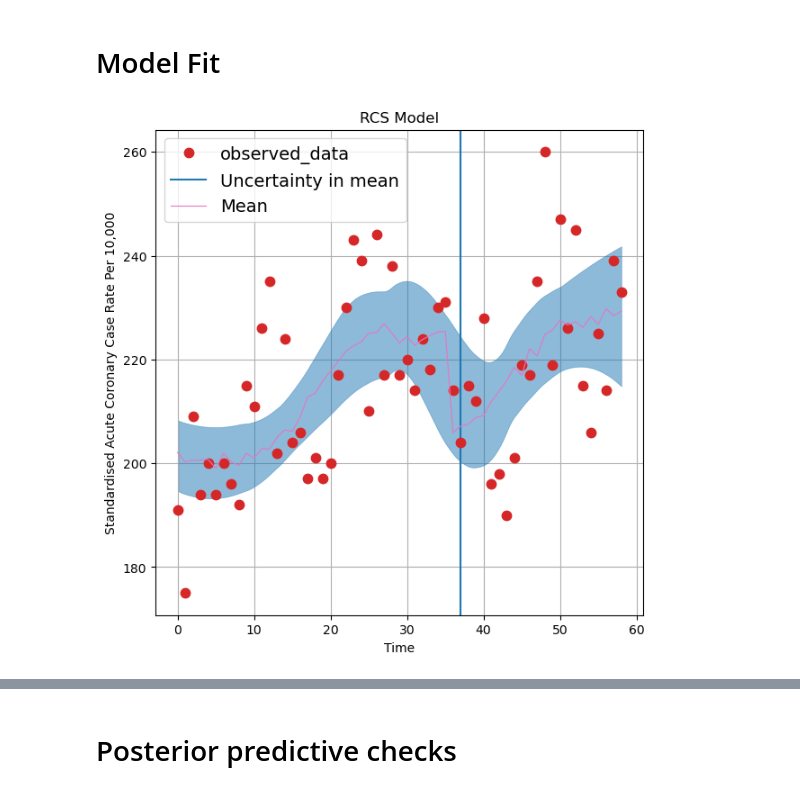
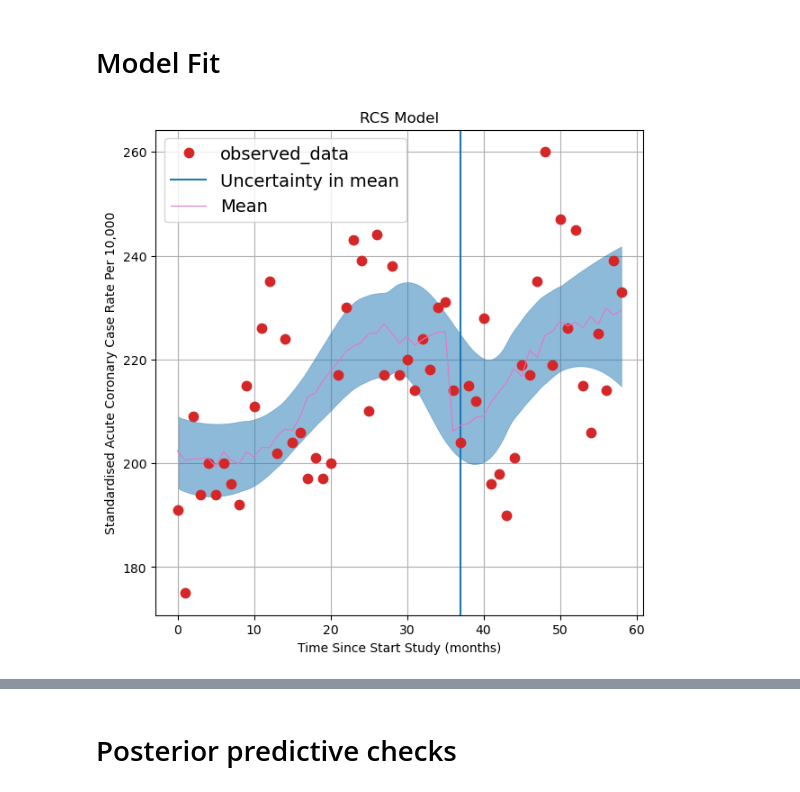
Before and after one commit to HPCurtis/ITS_spline_pymc, a Jupyter notebook: its.ipynb, the cells around one changed output, grey strips where cells are left out. Cells and saved outputs as stored; diff of their text form; code cells hidden in the pictures.

```diff
--- a/its.ipynb
+++ b/its.ipynb
@@ -156,13 +154,13 @@ Summary for both models showed good effective sample size (ess) for bulk and tai
 # %%
 _, ax = plt.subplots(figsize=(7, 7))
 az.plot_lm(idata=trace, y="y", num_samples=500, axes=ax, kind_model="hdi", y_model="lamda")
 plt.ylabel("Standardised Acute Coronary Case Rate Per 10,000")
-plt.xlabel("Time")
+plt.xlabel("Time Since Start Study (months)")
 plt.title("RCS Model");
-plt.axvline(intervention_time)
+plt.axvline(intervention_time);
 plt.savefig('vis/rcs_fit.png')
 # %% [output]
-[figure, old version]
+[figure, new version]
 # %%
 _, ax = plt.subplots(figsize=(7, 7));
 az.plot_lm(idata=trace_cyl, y="y", num_samples=500, axes=ax, kind_model="hdi", y_model="lamda");
```
Also changed, not shown: parts of 9 cells of this notebook, 1 other file.
